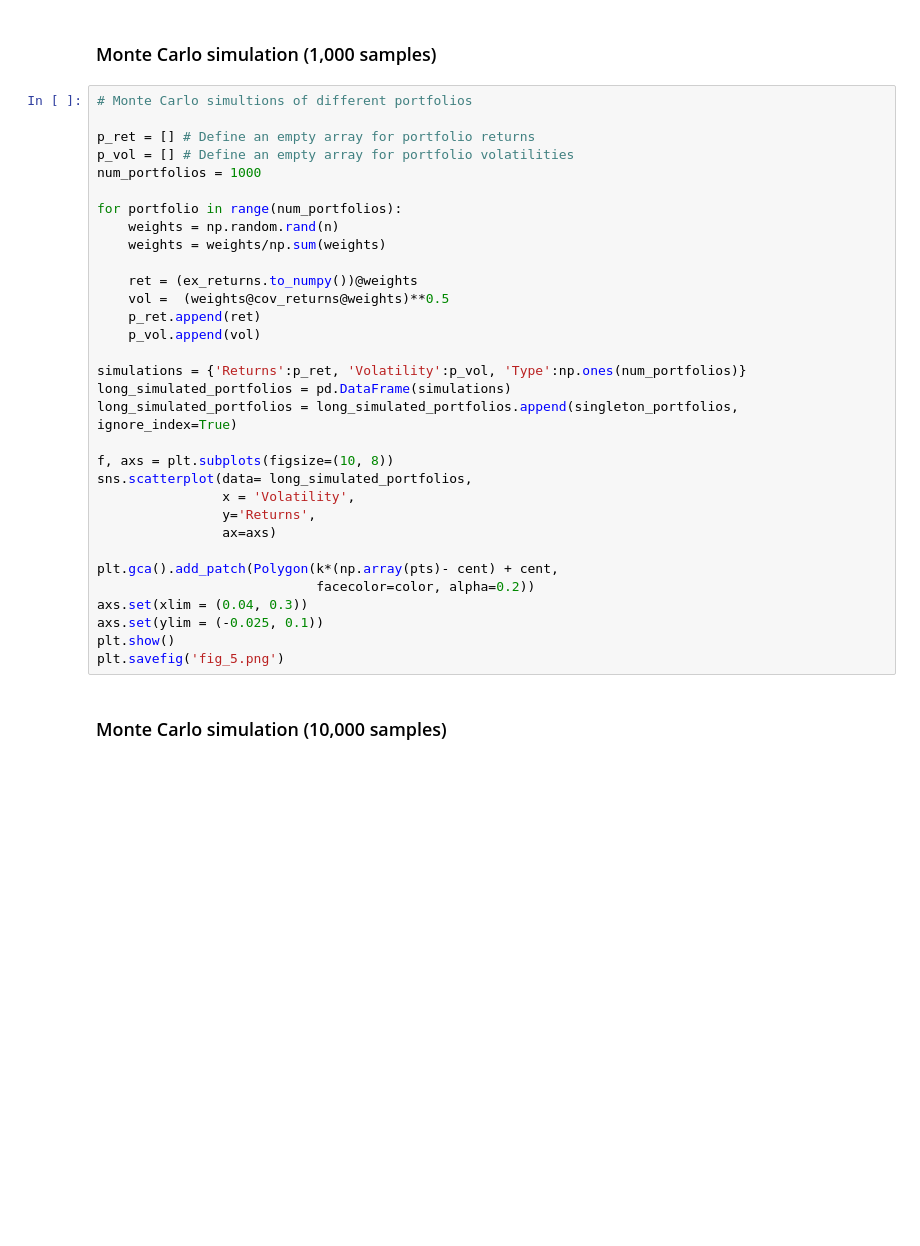
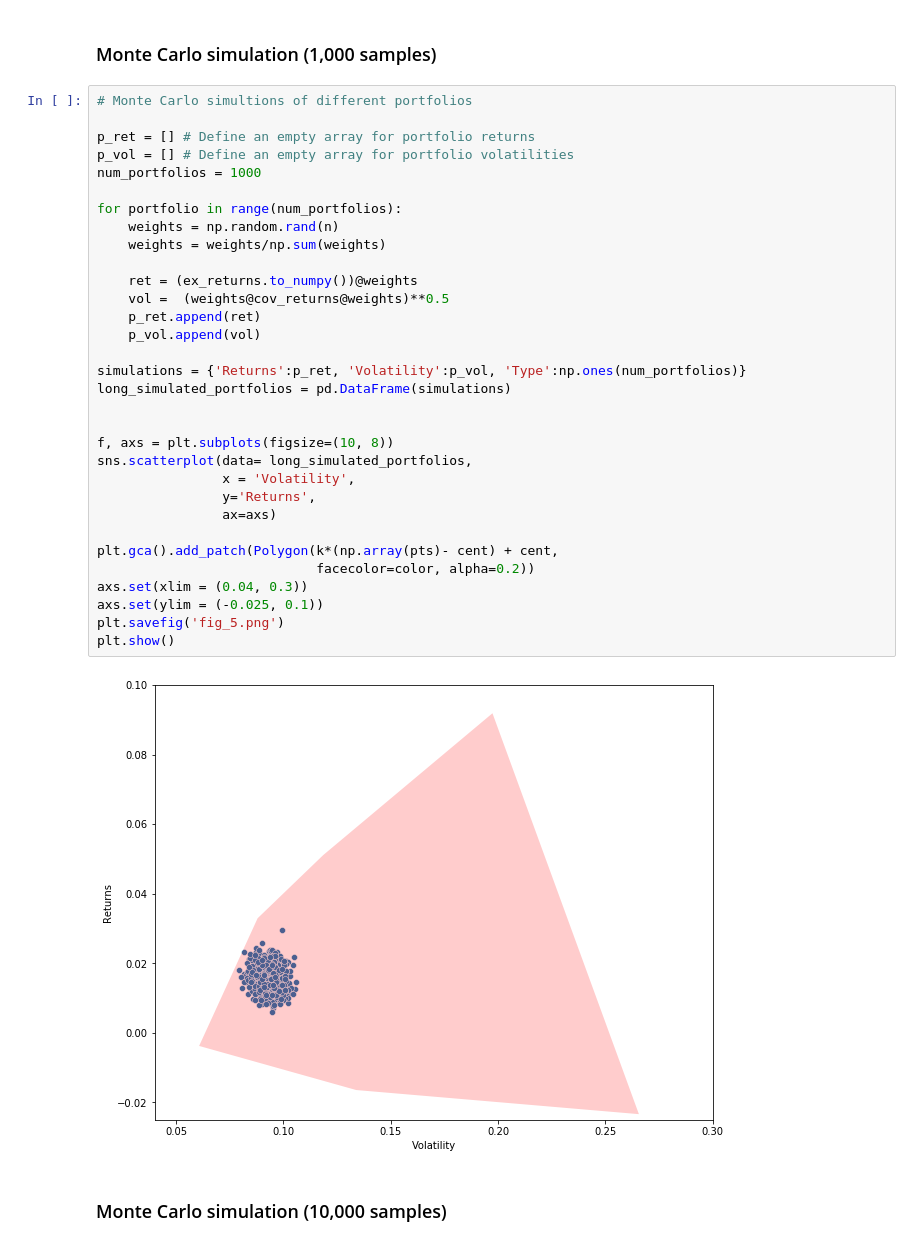
Before and after one commit to patohdzs/getting-them-stonks, a Jupyter notebook: stonks.ipynb, the cells around one changed output. Drawn from its saved outputs; the diff is of its cells as text; blank space fills up the shorter version.

```diff
--- a/stonks.ipynb
+++ b/stonks.ipynb
@@ -240,35 +238,37 @@ TypeError: 'Series' objects are mutable, thus they cannot be hashed
 # %%
 # Monte Carlo simultions of different portfolios
 
 p_ret = [] # Define an empty array for portfolio returns
 p_vol = [] # Define an empty array for portfolio volatilities
 num_portfolios = 1000
 
 for portfolio in range(num_portfolios):
     weights = np.random.rand(n)
     weights = weights/np.sum(weights)
 
     ret = (ex_returns.to_numpy())@weights
     vol =  (weights@cov_returns@weights)**0.5
     p_ret.append(ret)
     p_vol.append(vol)
 
 simulations = {'Returns':p_ret, 'Volatility':p_vol, 'Type':np.ones(num_portfolios)}
 long_simulated_portfolios = pd.DataFrame(simulations)
-long_simulated_portfolios = long_simulated_portfolios.append(singleton_portfolios, ignore_index=True)
+
 
 f, axs = plt.subplots(figsize=(10, 8))
 sns.scatterplot(data= long_simulated_portfolios,
                 x = 'Volatility',
                 y='Returns',
                 ax=axs)
 
 plt.gca().add_patch(Polygon(k*(np.array(pts)- cent) + cent,
                             facecolor=color, alpha=0.2))
 axs.set(xlim = (0.04, 0.3))
 axs.set(ylim = (-0.025, 0.1))
+plt.savefig('fig_5.png')
 plt.show()
-plt.savefig('fig_5.png')
+# %% [output]
+[figure, added]
 # %% [markdown]
 ### Monte Carlo simulation (10,000 samples)
 # %%
```
Also changed, not shown: parts of 13 cells of this notebook, 10 other files.
